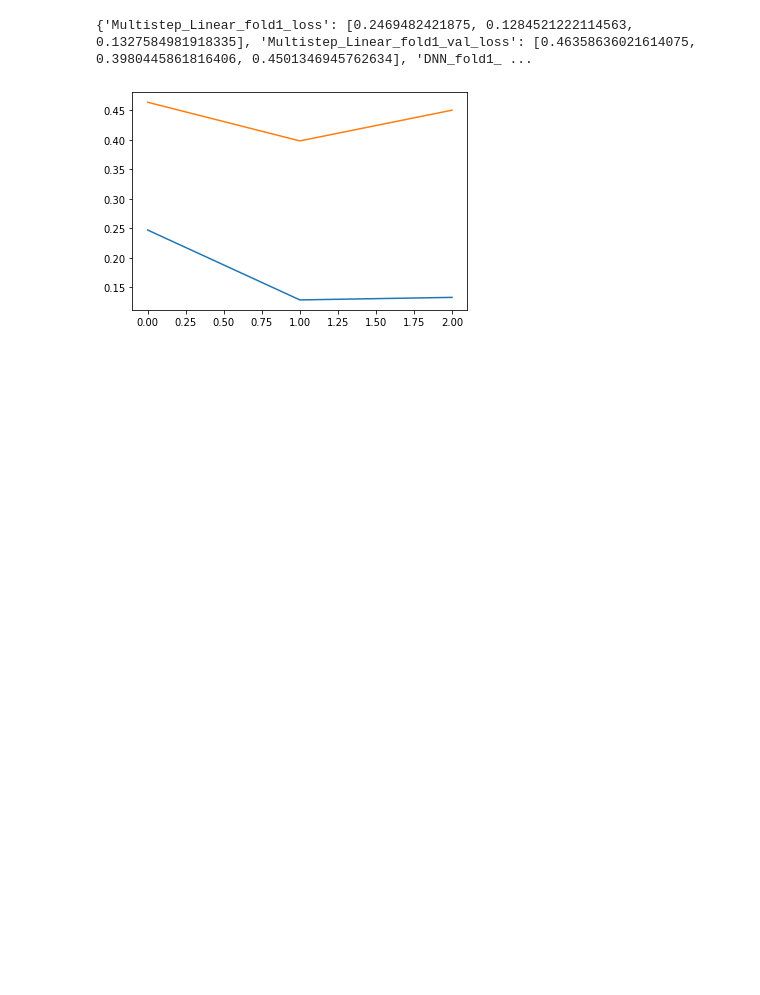
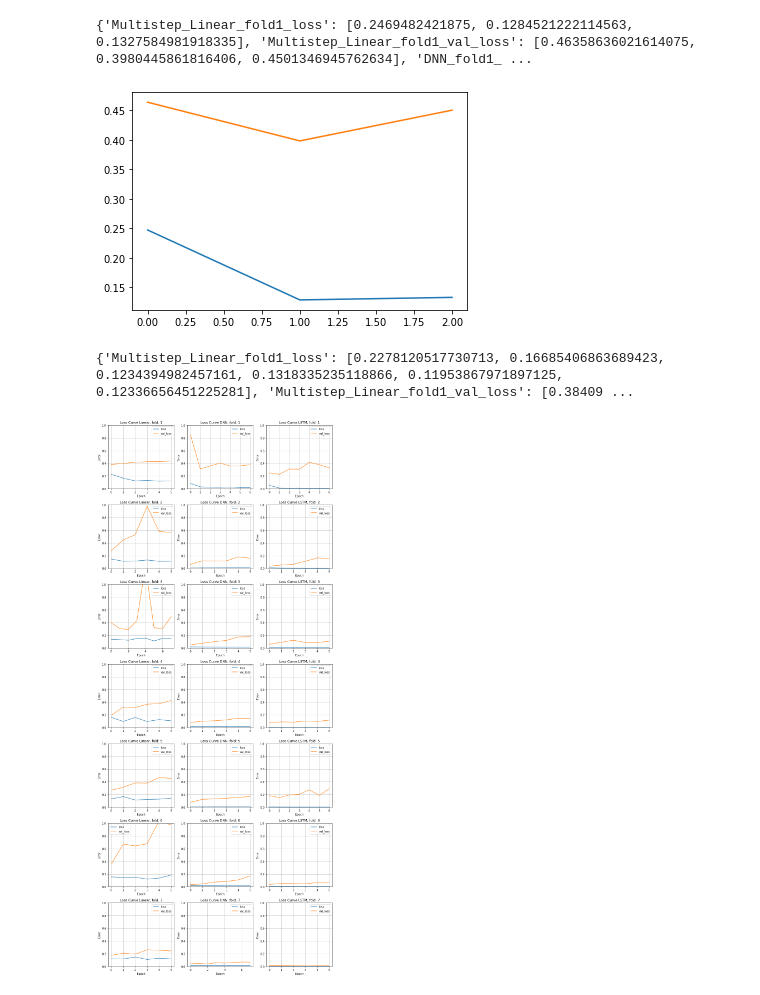
Before and after one commit to epic-research-group/das-to-discharge, a Jupyter notebook: rhone_timeseries.ipynb, the cells around one changed output. Saved outputs shown, nothing was run; the diff lists cells and outputs as text; code cells hidden in the pictures; blank space fills up the shorter version.

Commit message:
fixed plot titles and code, updated plot with fixes.

```diff
--- a/rhone_timeseries.ipynb
+++ b/rhone_timeseries.ipynb
@@ -82,3 +82,76 @@ plt.show()
 # %% [output]
 {'Multistep_Linear_fold1_loss': [0.2469482421875, 0.1284521222114563, 0.1327584981918335], 'Multistep_Linear_fold1_val_loss': [0.46358636021614075, 0.3980445861816406, 0.4501346945762634], 'DNN_fold1_ ...
 [figure]
+# %%
+import h5py
+import numpy as np
+import pandas as pd
+import matplotlib.pyplot as plt
+import tensorflow as tf
+from tensorflow import keras
+from tensorflow.keras import layers
+import pickle
+import matplotlib.pyplot as plt
+from datetime import datetime
+
+losses = pickle.load( open( "history_losses/history_losses_02_11_2021_20_11.pkl", "rb" ) )
+
+now = datetime.now()
+dt_string = now.strftime("%d_%m_%Y_%H_%M")
+
+fig = plt.figure(figsize=(12, 28), facecolor='w', edgecolor='k')
+a = 1
+
+
+for k in range(1,8):
+
+    #Linear model
+
+    plt.subplot(7, 3, a)
+    plt.clf
+    plt.plot(losses['Multistep_Linear_fold'+str(k)+'_loss'], label='loss')
+    plt.plot(losses['Multistep_Linear_fold'+str(k)+'_val_loss'], label='val_loss')
+    plt.ylim([0, 1])
+    plt.xlabel('Epoch')
+    plt.ylabel('Error')
+    plt.legend()
+    plt.grid(True)
+    plt.title("Loss Curve Linear, fold: "+str(k))
+    a += 1
+
+    #DNN model
+
+    plt.subplot(7, 3, a)
+    plt.clf
+    plt.plot(losses['DNN_fold'+str(k)+'_loss'], label='loss')
+    plt.plot(losses['DNN_fold'+str(k)+'_val_loss'], label='val_loss')
+    plt.ylim([0, 1])
+    plt.xlabel('Epoch')
+    plt.ylabel('Error')
+    plt.legend()
+    plt.grid(True)
+    plt.title("Loss Curve DNN, fold: "+str(k))
+    a += 1
+
+    #LSTM model
+
+    plt.subplot(7, 3, a)
+    plt.clf
+    plt.plot(losses['LSTM_fold'+str(k)+'_loss'], label='loss')
+    plt.plot(losses['LSTM_fold'+str(k)+'_val_loss'], label='val_loss')
+    plt.ylim([0, 1])
+    plt.xlabel('Epoch')
+    plt.ylabel('Error')
+    plt.legend()
+    plt.grid(True)
+    plt.title("Loss Curve LSTM, fold: "+str(k))
+    a += 1
+
+    k+=1
+
+    if k == 8: break
+plt.tight_layout()
+plt.savefig("loss_curves/loss_curves_02_11_2021_20_11.png", dpi=300, bbox_inches='tight')
+# %% [output]
+{'Multistep_Linear_fold1_loss': [0.2278120517730713, 0.16685406863689423, 0.1234394982457161, 0.1318335235118866, 0.11953867971897125, 0.12336656451225281], 'Multistep_Linear_fold1_val_loss': [0.38409 ...
+[figure, added]
```
Also changed, not shown: 2 other files.
